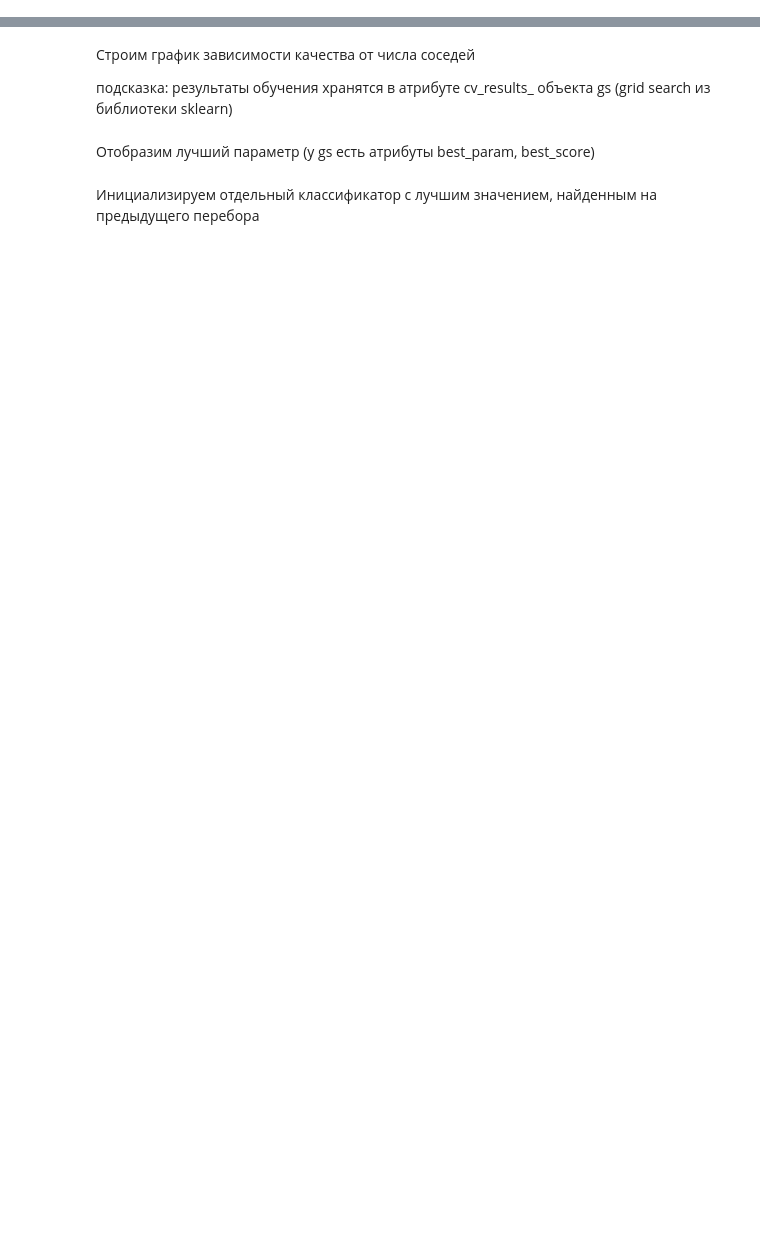
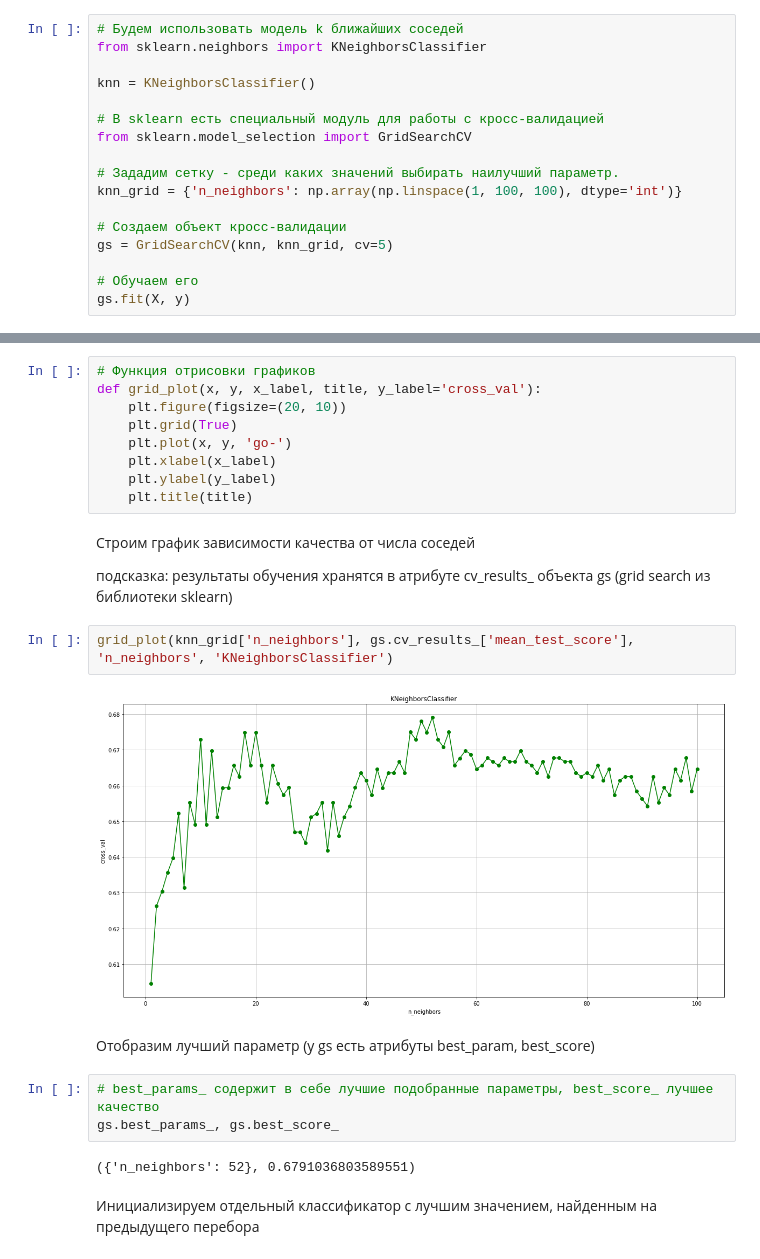
Before and after one commit to alexmal2804/hwds, a Jupyter notebook: Копия_блокнота_"Большое_ДЗ_1_ipynb".ipynb, the cells around one changed output, grey strips where cells are left out. Saved outputs shown, nothing was run; the diff lists cells and outputs as text; blank space fills up the shorter version.

```diff
--- a/Копия_блокнота_"Большое_ДЗ_1_ipynb".ipynb
+++ b/Копия_блокнота_"Большое_ДЗ_1_ipynb".ipynb
@@ -384,0 +392,17 @@ dtype: int64
+# %%
+# Будем использовать модель k ближайших соседей
+from sklearn.neighbors import KNeighborsClassifier
+
+knn = KNeighborsClassifier()
+
+# В sklearn есть специальный модуль для работы с кросс-валидацией
+from sklearn.model_selection import GridSearchCV
+
+# Зададим сетку - среди каких значений выбирать наилучший параметр.
+knn_grid = {'n_neighbors': np.array(np.linspace(1, 100, 100), dtype='int')}
+
+# Создаем объект кросс-валидации
+gs = GridSearchCV(knn, knn_grid, cv=5)
+
+# Обучаем его
+gs.fit(X, y)
@@ -385,8 +427,26 @@ dtype: int64
+# %%
+# Функция отрисовки графиков
+def grid_plot(x, y, x_label, title, y_label='cross_val'):
+    plt.figure(figsize=(20, 10))
+    plt.grid(True)
+    plt.plot(x, y, 'go-')
+    plt.xlabel(x_label)
+    plt.ylabel(y_label)
+    plt.title(title)
 # %% [markdown]
 Строим график зависимости качества от числа соседей
 
 подсказка: результаты обучения хранятся в атрибуте cv_results_ объекта gs (grid search из библиотеки sklearn)
+# %%
+grid_plot(knn_grid['n_neighbors'], gs.cv_results_['mean_test_score'], 'n_neighbors', 'KNeighborsClassifier')
+# %% [output]
+[figure, added]
 # %% [markdown]
 Отобразим лучший параметр (y gs есть атрибуты best_param, best_score)
+# %%
+# best_params_ содержит в себе лучшие подобранные параметры, best_score_ лучшее качество
+gs.best_params_, gs.best_score_
+# %% [output]
+({'n_neighbors': 52}, 0.6791036803589551)
 # %% [markdown]
 Инициализируем отдельный классификатор с лучшим значением, найденным на предыдущего перебора
```
Also changed, not shown: parts of 8 cells of this notebook.
